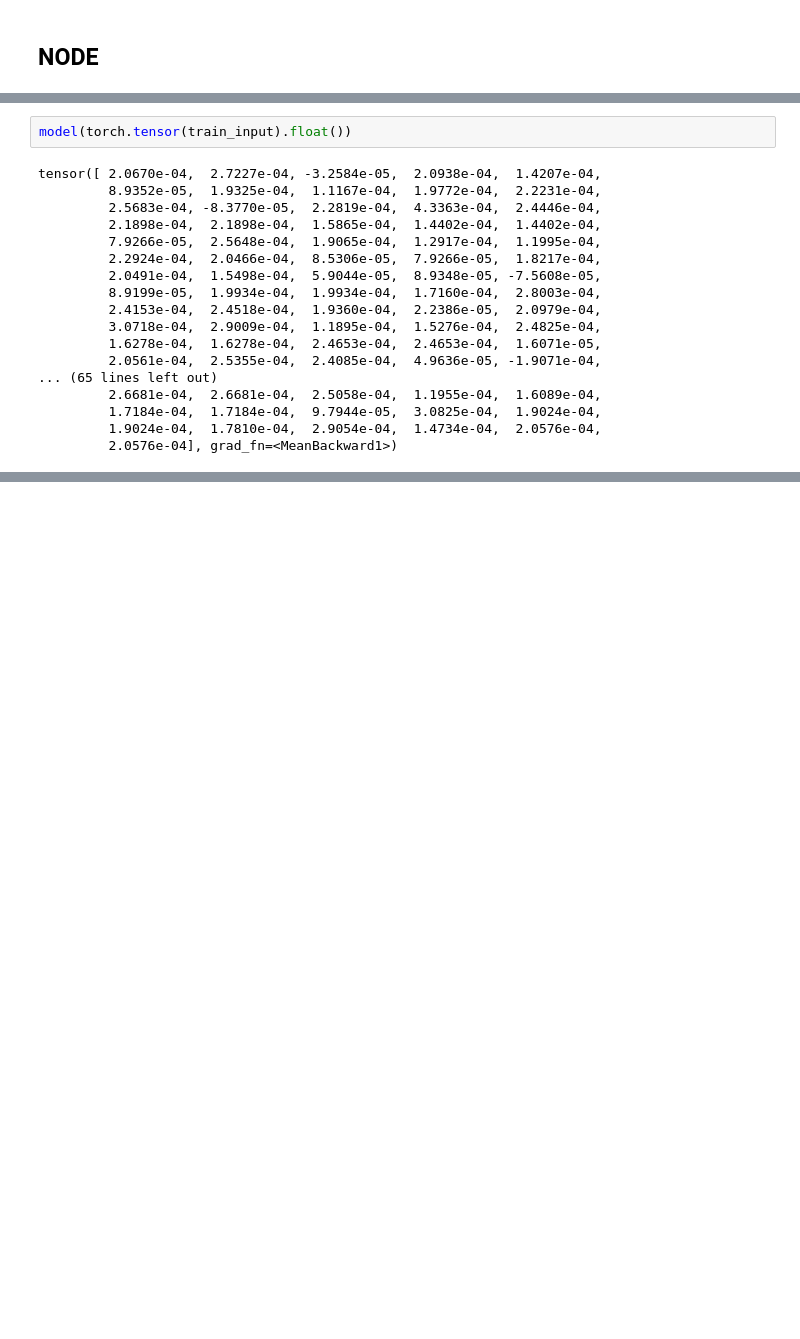
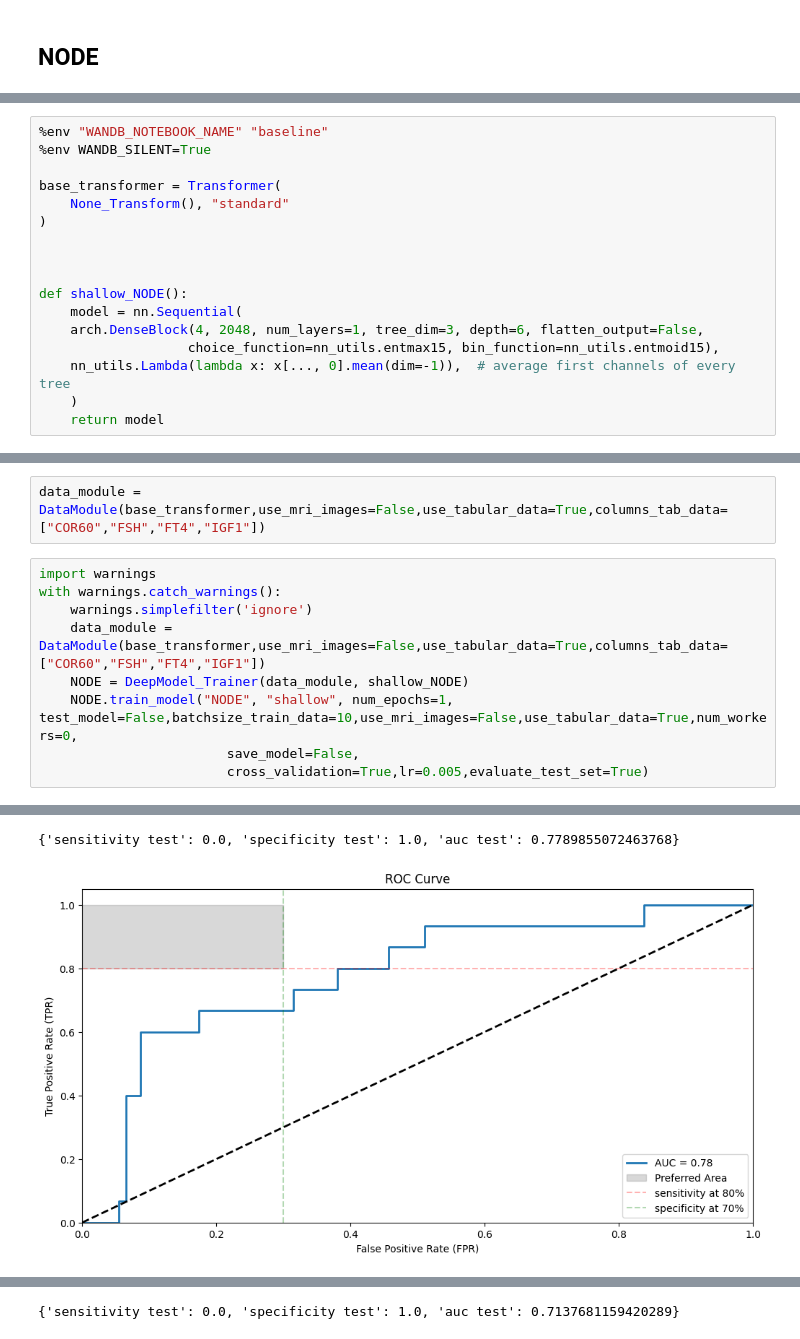
Before and after one commit to tmandelz/classification-prolactinoma, a Jupyter notebook: modelling/tabular_data/NODE.ipynb, the cells around one changed output, grey strips where cells are left out. Drawn from its saved outputs; the diff is of its cells as text; blank space fills up the shorter version.

Commit message:
deep learning for tabular data and multimodal

```diff
--- a/modelling/tabular_data/NODE.ipynb
+++ b/modelling/tabular_data/NODE.ipynb
@@ -37,0 +27,17 @@ train_input = (input - mean)/std
+# %%
+%env "WANDB_NOTEBOOK_NAME" "baseline"
+%env WANDB_SILENT=True
+
+base_transformer = Transformer(
+    None_Transform(), "standard"
+)
+
+
+
+def shallow_NODE():
+    model = nn.Sequential(
+    arch.DenseBlock(4, 2048, num_layers=1, tree_dim=3, depth=6, flatten_output=False,
+                   choice_function=nn_utils.entmax15, bin_function=nn_utils.entmoid15),
+    nn_utils.Lambda(lambda x: x[..., 0].mean(dim=-1)),  # average first channels of every tree
+    )
+    return model
@@ -45,20 +55,12 @@ model = nn.Sequential(
-# %%
-model(torch.tensor(train_input).float())
-# %% [output]
-tensor([ 2.0670e-04,  2.7227e-04, -3.2584e-05,  2.0938e-04,  1.4207e-04,
-         8.9352e-05,  1.9325e-04,  1.1167e-04,  1.9772e-04,  2.2231e-04,
-         2.5683e-04, -8.3770e-05,  2.2819e-04,  4.3363e-04,  2.4446e-04,
-         2.1898e-04,  2.1898e-04,  1.5865e-04,  1.4402e-04,  1.4402e-04,
-         7.9266e-05,  2.5648e-04,  1.9065e-04,  1.2917e-04,  1.1995e-04,
-         2.2924e-04,  2.0466e-04,  8.5306e-05,  7.9266e-05,  1.8217e-04,
-         2.0491e-04,  1.5498e-04,  5.9044e-05,  8.9348e-05, -7.5608e-05,
-         8.9199e-05,  1.9934e-04,  1.9934e-04,  1.7160e-04,  2.8003e-04,
-         2.4153e-04,  2.4518e-04,  1.9360e-04,  2.2386e-05,  2.0979e-04,
-         3.0718e-04,  2.9009e-04,  1.1895e-04,  1.5276e-04,  2.4825e-04,
-         1.6278e-04,  1.6278e-04,  2.4653e-04,  2.4653e-04,  1.6071e-05,
-         2.0561e-04,  2.5355e-04,  2.4085e-04,  4.9636e-05, -1.9071e-04,
-... (65 lines left out)
-         2.6681e-04,  2.6681e-04,  2.5058e-04,  1.1955e-04,  1.6089e-04,
-         1.7184e-04,  1.7184e-04,  9.7944e-05,  3.0825e-04,  1.9024e-04,
-         1.9024e-04,  1.7810e-04,  2.9054e-04,  1.4734e-04,  2.0576e-04,
-         2.0576e-04], grad_fn=<MeanBackward1>)
+# %%
+data_module = DataModule(base_transformer,use_mri_images=False,use_tabular_data=True,columns_tab_data=["COR60","FSH","FT4","IGF1"])
+# %%
+import warnings
+with warnings.catch_warnings():
+    warnings.simplefilter('ignore')
+    data_module = DataModule(base_transformer,use_mri_images=False,use_tabular_data=True,columns_tab_data=["COR60","FSH","FT4","IGF1"])
+    NODE = DeepModel_Trainer(data_module, shallow_NODE)
+    NODE.train_model("NODE", "shallow", num_epochs=1, test_model=False,batchsize_train_data=10,use_mri_images=False,use_tabular_data=True,num_workers=0,
+                        save_model=False,
+                        cross_validation=True,lr=0.005,evaluate_test_set=True)
+# %% [output]
@@ -64,0 +85,2 @@ tensor([ 2.0670e-04,  2.7227e-04, -3.2584e-05,  2.0938e-04,  1.4207e-04,
+{'sensitivity test': 0.0, 'specificity test': 1.0, 'auc test': 0.7789855072463768}
+[figure, added]
@@ -64,0 +107 @@ tensor([ 2.0670e-04,  2.7227e-04, -3.2584e-05,  2.0938e-04,  1.4207e-04,
+{'sensitivity test': 0.0, 'specificity test': 1.0, 'auc test': 0.7137681159420289}
```
Also changed, not shown: parts of 8 cells of this notebook, 4 other files.
